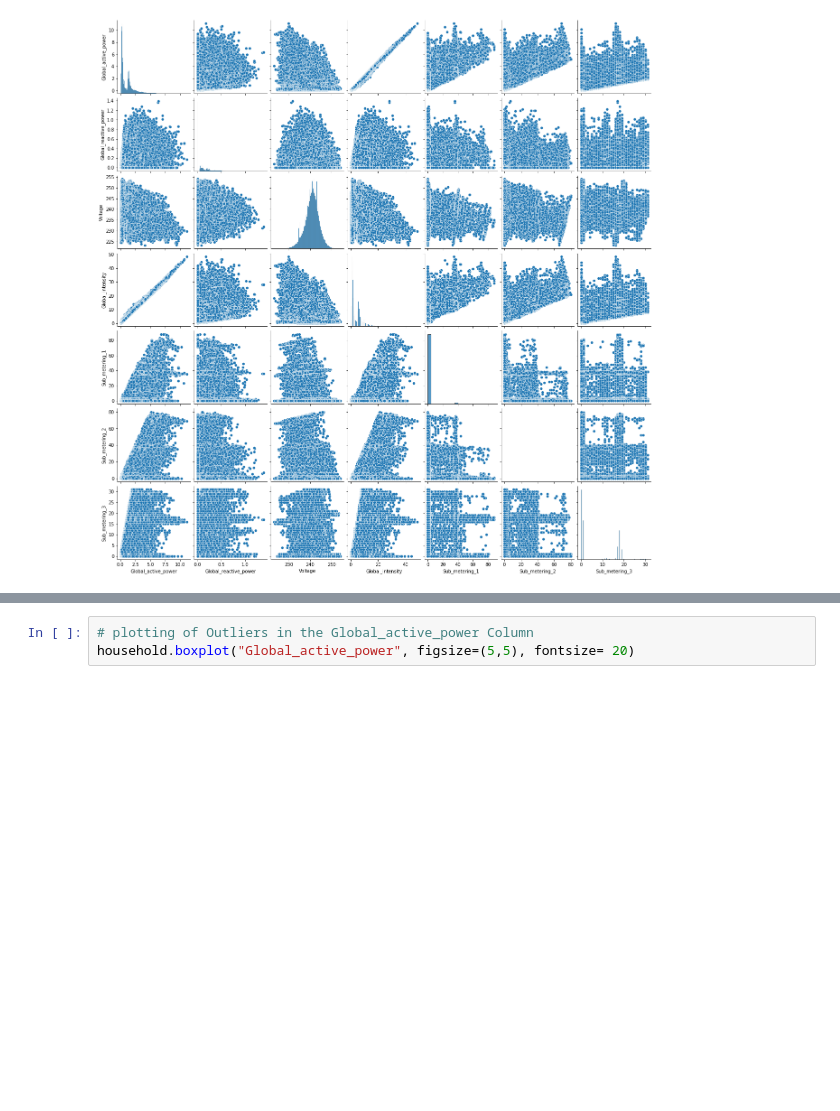
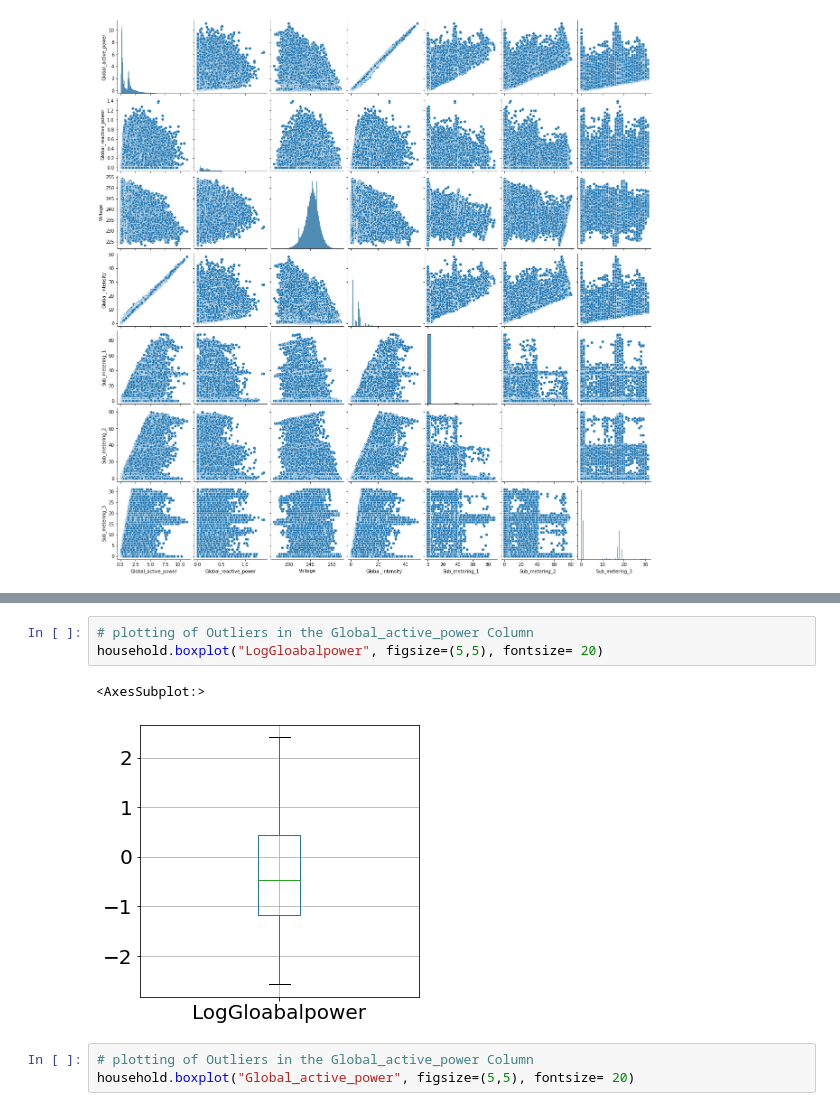
Before and after one commit to SirkyGit/DS2-project, a Jupyter notebook: notebooks/Problem Statement.ipynb, the cells around one changed output, grey strips where cells are left out. Saved outputs shown, nothing was run; the diff lists cells and outputs as text; blank space fills up the shorter version.

```diff
--- a/notebooks/Problem Statement.ipynb
+++ b/notebooks/Problem Statement.ipynb
@@ -237,3 +272,9 @@ plt.show()
+# %%
+# plotting of Outliers in the Global_active_power Column
+household.boxplot("LogGloabalpower", figsize=(5,5), fontsize= 20)
+# %% [output]
+<AxesSubplot:>
+[figure, added]
 # %%
 # plotting of Outliers in the Global_active_power Column
 household.boxplot("Global_active_power", figsize=(5,5), fontsize= 20)
```
Also changed, not shown: parts of 15 cells of this notebook.
